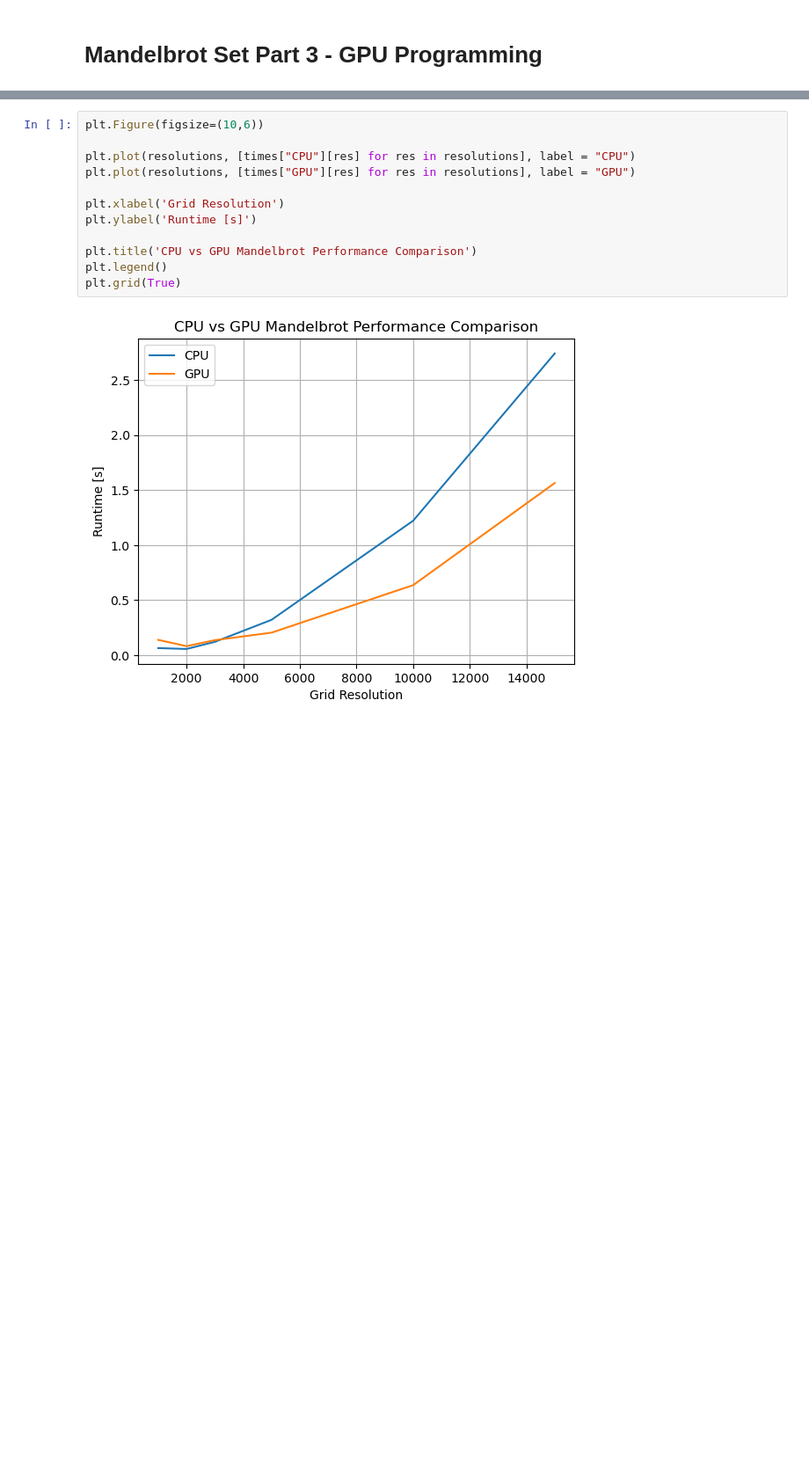
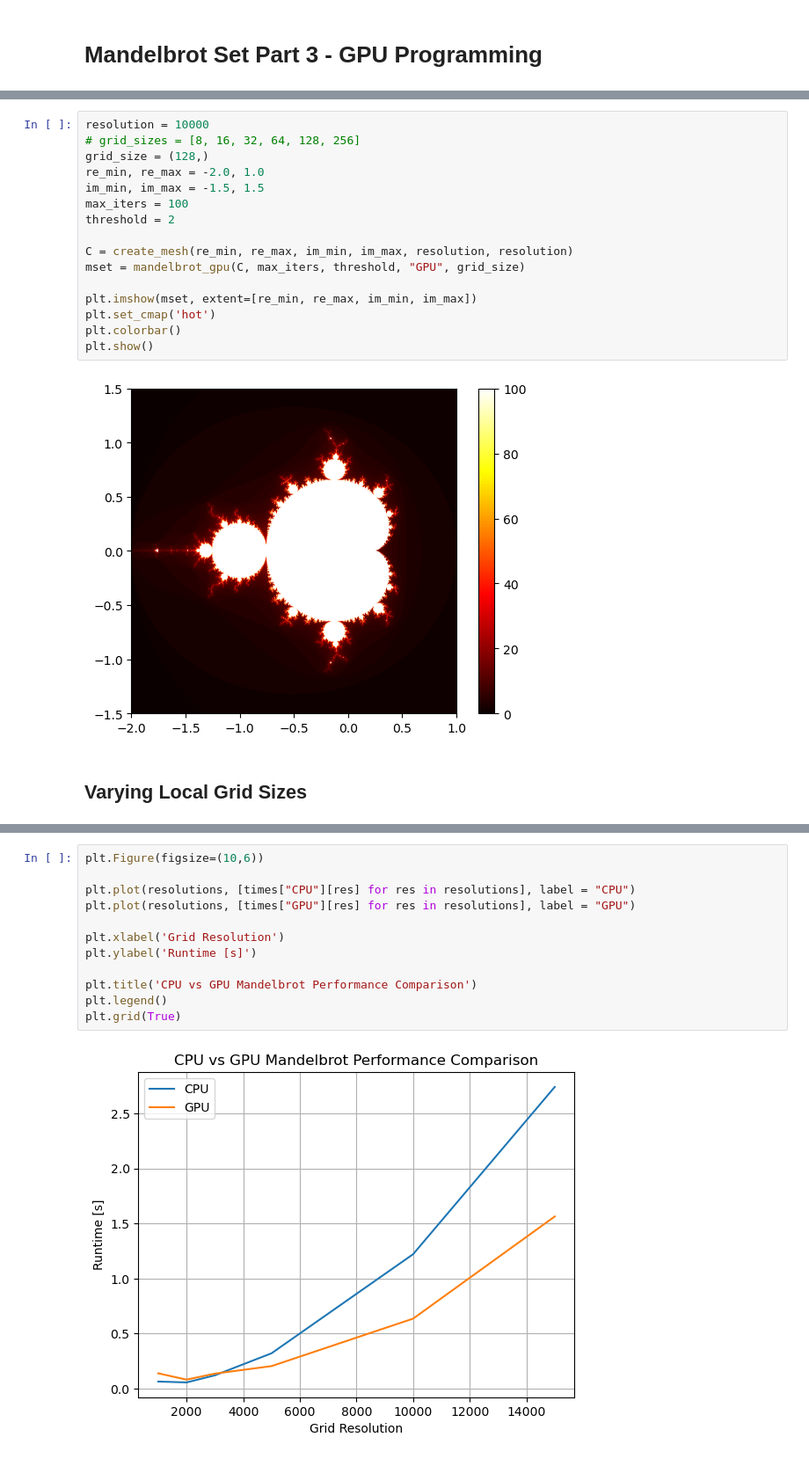
Before and after one commit to Clyhol/sci_computing, a Jupyter notebook: miniproject/part3/mandelbrot_gpu.ipynb, the cells around one changed output, grey strips where cells are left out. Shown at 88% size. Cells and saved outputs as stored; diff of their text form; blank space fills up the shorter version.

```diff
--- a/miniproject/part3/mandelbrot_gpu.ipynb
+++ b/miniproject/part3/mandelbrot_gpu.ipynb
@@ -141,3 +143,23 @@ def create_mesh(re_min:int, re_max:int, im_min:int, im_max:int, p_re:int, p_im:i
     C = re[np.newaxis, :] + 1j * im[:, np.newaxis] # create axis across columns for real part and rows for imaginary part
 
     return C.astype(np.complex64)
+# %%
+resolution = 10000
+# grid_sizes = [8, 16, 32, 64, 128, 256]
+grid_size = (128,)
+re_min, re_max = -2.0, 1.0
+im_min, im_max = -1.5, 1.5
+max_iters = 100
+threshold = 2
+
+C = create_mesh(re_min, re_max, im_min, im_max, resolution, resolution)
+mset = mandelbrot_gpu(C, max_iters, threshold, "GPU", grid_size)
+
+plt.imshow(mset, extent=[re_min, re_max, im_min, im_max])
+plt.set_cmap('hot')
+plt.colorbar()
+plt.show()
+# %% [output]
+[figure, added]
+# %% [markdown]
+## Varying Local Grid Sizes
```
Also changed, not shown: parts of 10 cells of this notebook, 2 other files.
